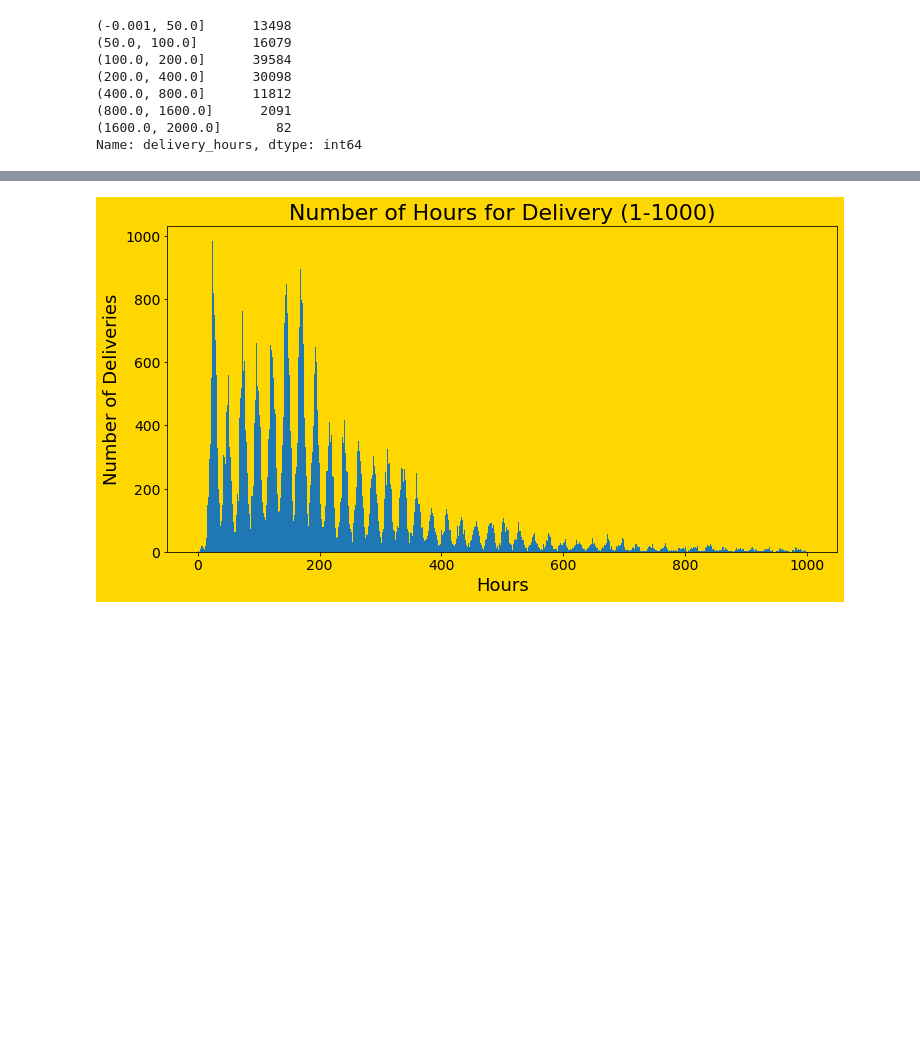
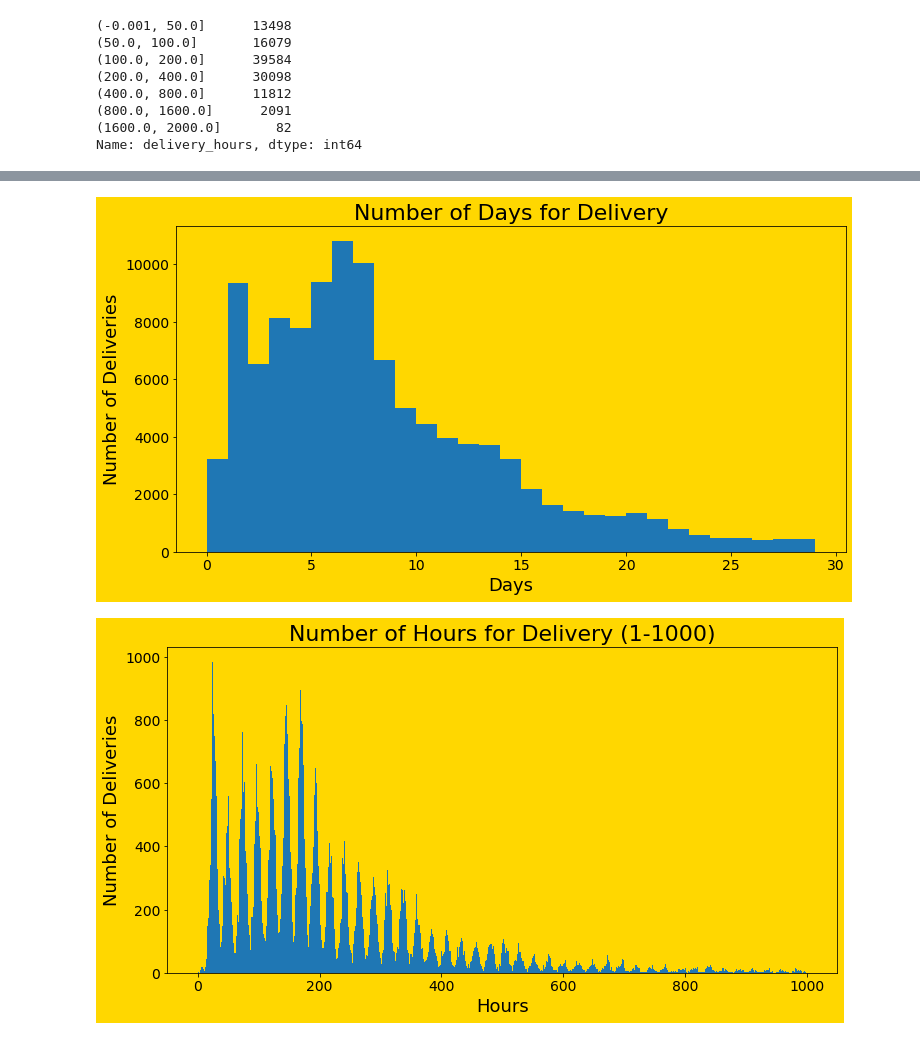
Before and after one commit to RossReisman/Data-Analyst-Portfolio, a Jupyter notebook: Python/brazil/visualizations.ipynb, the cells around one changed output, grey strips where cells are left out. Drawn from its saved outputs; the diff is of its cells as text; code cells hidden in the pictures; blank space fills up the shorter version.

```diff
--- a/Python/brazil/visualizations.ipynb
+++ b/Python/brazil/visualizations.ipynb
@@ -237,3 +265,15 @@ Name: delivery_hours, dtype: int64
+# %%
+plt.rcParams.update({'axes.facecolor':'gold'})
+plt.figure(figsize=(12,6), facecolor='gold')
+plt.hist(master_df['delivery_days'], bins=range(0,30))
+plt.xlabel('Days', fontsize=18)
+plt.ylabel('Number of Deliveries', fontsize=18)
+plt.xticks(fontsize=14)
+plt.yticks(fontsize=14)
+plt.title('Number of Days for Delivery', fontsize=22)
+plt.show()
+# %% [output]
+[figure, added]
 # %%
 plt.rcParams.update({'axes.facecolor':'gold'})
 plt.figure(figsize=(12,6), facecolor='gold')
```
Also changed, not shown: parts of 14 cells of this notebook.
